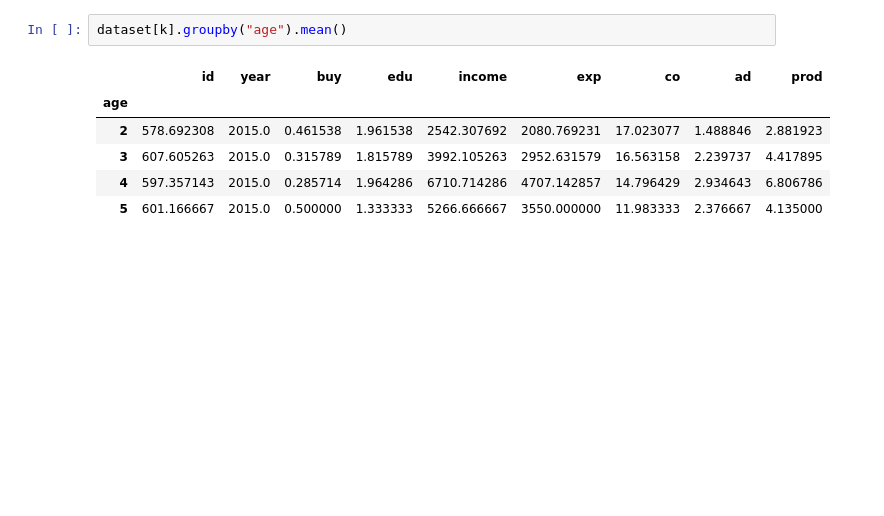
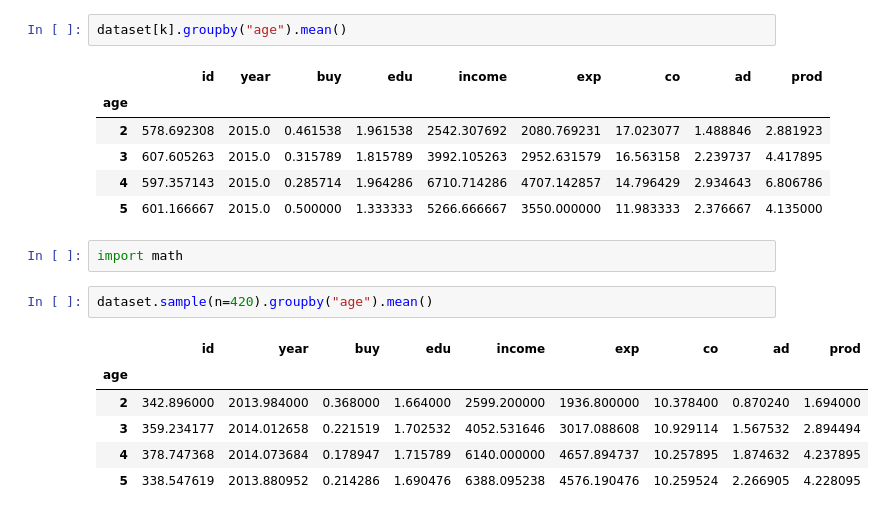
Before and after one commit to chanwoo2307/green, a Jupyter notebook: _notebooks/Untitled.ipynb, the cells around one changed output. Saved outputs shown, nothing was run; the diff lists cells and outputs as text; blank space fills up the shorter version.

```diff
--- a/_notebooks/Untitled.ipynb
+++ b/_notebooks/Untitled.ipynb
@@ -181,3 +181,14 @@ dataset[k].groupby("age").mean()
 | 3 | 607.605263 | 2015.0 | 0.315789 | 1.815789 | 3992.105263 | 2952.631579 | 16.563158 | 2.239737 | 4.417895 |
 | 4 | 597.357143 | 2015.0 | 0.285714 | 1.964286 | 6710.714286 | 4707.142857 | 14.796429 | 2.934643 | 6.806786 |
 | 5 | 601.166667 | 2015.0 | 0.500000 | 1.333333 | 5266.666667 | 3550.000000 | 11.983333 | 2.376667 | 4.135000 |
+# %%
+import math
+# %%
+dataset.sample(n=420).groupby("age").mean()
+# %% [output]
+|  | id | year | buy | edu | income | exp | co | ad | prod |
+| age |  |  |  |  |  |  |  |  |  |
+| 2 | 342.896000 | 2013.984000 | 0.368000 | 1.664000 | 2599.200000 | 1936.800000 | 10.378400 | 0.870240 | 1.694000 |
+| 3 | 359.234177 | 2014.012658 | 0.221519 | 1.702532 | 4052.531646 | 3017.088608 | 10.929114 | 1.567532 | 2.894494 |
+| 4 | 378.747368 | 2014.073684 | 0.178947 | 1.715789 | 6140.000000 | 4657.894737 | 10.257895 | 1.874632 | 4.237895 |
+| 5 | 338.547619 | 2013.880952 | 0.214286 | 1.690476 | 6388.095238 | 4576.190476 | 10.259524 | 2.266905 | 4.228095 |
```
Also changed, not shown: parts of 10 cells of this notebook.
